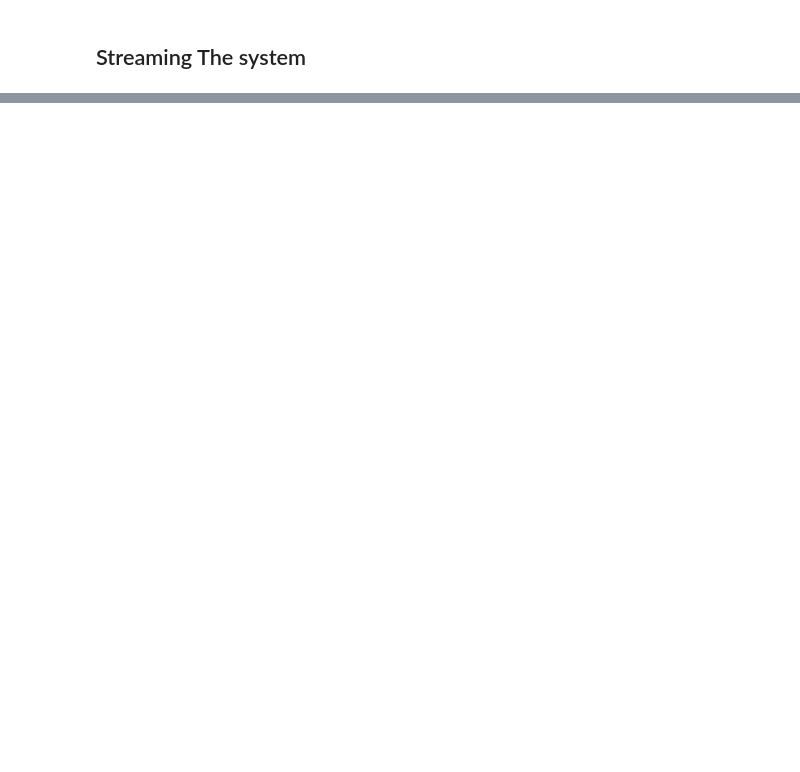
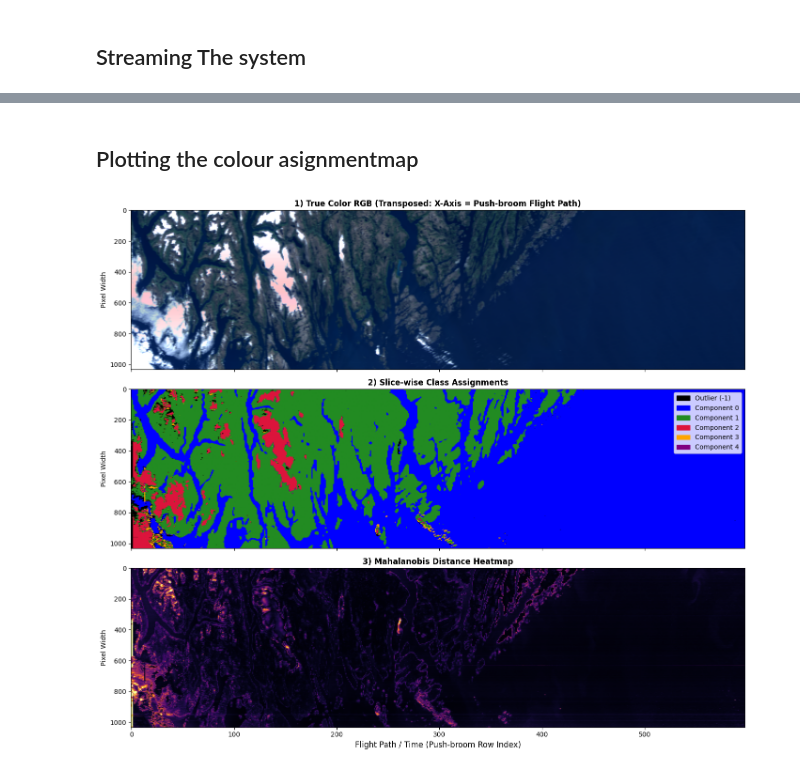
Before and after one commit to TrygveTafjord/OTFP-MFA-Streaming, a Jupyter notebook: testing/interpretability_analysis.ipynb, the cells around one changed output, grey strips where cells are left out. Cells and saved outputs as stored; diff of their text form; code cells hidden in the pictures; blank space fills up the shorter version.

```diff
--- a/testing/interpretability_analysis.ipynb
+++ b/testing/interpretability_analysis.ipynb
@@ -147,7 +163,7 @@ Testing Lines:   598 -> Shape: (598, 1052, 120)
 ## Training the model
 # %%
 # Your original code:
-img_train = trivial_img_train.reshape(-1, trivial_img_train.shape[-1])  # Flatten to (num_pixels, num_bands)
+img_train = img_train.reshape(-1, img_train.shape[-1])  # Flatten to (num_pixels, num_bands)
 img_train = torch.from_numpy(img_train).float().to(device)  # Convert to PyTorch tensor
 
 MFA_OTFP_model=MFA_OTFP(
@@ -165,9 +181,9 @@ NameError: name 'trivial_img_train' is not defined
 ## Streaming The system
 # %%
 
-h, w, d = trivial_img_test.shape
+h, w, d = img_test.shape
 
-print(f"Streaming hyperspectral data (Shape: {trivial_img_test.shape})")
+print(f"Streaming hyperspectral data (Shape: {img_test.shape})")
 
 # --- 2. Initialize 2D Maps for the Plotting ---
 assignment_map = np.zeros((h, w))
@@ -181,7 +197,7 @@ baseline_k = current_k  # Store the baseline K for later comparison
 BLOCK_SIZE = 1
 for t_row in range(0, h, BLOCK_SIZE):
 
-    slice_data = trivial_img_test[t_row : t_row + BLOCK_SIZE, :, :]
+    slice_data = img_test[t_row : t_row + BLOCK_SIZE, :, :]
     batch_flat = slice_data.reshape(-1, d)
     batch_tensor = torch.tensor(batch_flat, dtype=torch.float32).to(device)
 
@@ -210,0 +235,59 @@ print(f"Total New Components Spawned: {final_k - baseline_k}")
+# %% [markdown]
+## Plotting the colour asignmentmap
+# %%
+# Create 3 stacked subplots that share the same X-axis (Time/Flight Path)
+fig, axes = plt.subplots(3, 1, figsize=(14, 12), sharex=True)
+
+# Define Colormap: -1=Black (Outlier), 0=Blue, 1=Green, 2=Red, etc.
+color_list = ['black', 'blue', 'forestgreen', 'crimson', 'orange', 'purple', 'cyan', 'magenta', 'yellow', 'brown']
+# Limit the colormap based on the final number of components
+cmap_classes = ListedColormap(color_list[:final_k+1])
+cmap_classes.set_bad('white', 1.0) # Fallback for NaNs
+
+# --- PRE-COMPUTE RGB IMAGE ---
+# Select 3 bands to represent Red, Green, and Blue
+r_band, g_band, b_band = 70, 50, 30
+rgb_cube = img_test[:, :, [r_band, g_band, b_band]]
+
+# Normalize the RGB image to [0, 1] so matplotlib can display it
+p2, p98 = np.percentile(rgb_cube, (2, 98))
+rgb_normalized = np.clip((rgb_cube - p2) / (p98 - p2 + 1e-8), 0, 1)
+
+# Transpose the spatial dimensions from (Rows, Cols, 3) to (Cols, Rows, 3)
+rgb_transposed = np.swapaxes(rgb_normalized, 0, 1)
+
+# --- Plot 1: Raw Image (Transposed) ---
+ax1 = axes[0]
+ax1.imshow(rgb_transposed, aspect='auto')
+ax1.set_title("1) True Color RGB (Transposed: X-Axis = Push-broom Flight Path)", fontsize=12, fontweight='bold')
+ax1.set_ylabel("Pixel Width")
+
+# --- Plot 2: Class Assignments (Transposed) & Custom Legend ---
+ax2 = axes[1]
+ax2.imshow(assignment_map.T, cmap=cmap_classes, aspect='auto', vmin=-1.5, vmax=final_k-0.5)
+
+# Build custom legend elements
+legend_elements = [patches.Patch(color=color_list[0], label='Outlier (-1)')]
+for k in range(final_k):
+    # Offset by 1 to skip the black outlier color
+    color_idx = (k + 1) % len(color_list)
+    legend_elements.append(patches.Patch(color=color_list[color_idx], label=f'Component {k}'))
+
+# Apply the constructed legend
+ax2.legend(handles=legend_elements, loc="upper right", fontsize=10, ncol=max(1, final_k//3))
+ax2.set_title("2) Slice-wise Class Assignments", fontsize=12, fontweight='bold')
+ax2.set_ylabel("Pixel Width")
+
+# --- Plot 3: Mahalanobis Distance Heatmap (Transposed) ---
+ax3 = axes[2]
+vmax_heat = MFA_OTFP_model.chi2_threshold * 2
+im3 = ax3.imshow(mahalanobis_map.T, cmap='inferno', aspect='auto', vmin=0, vmax=vmax_heat)
+
+ax3.set_title("3) Mahalanobis Distance Heatmap", fontsize=12, fontweight='bold')
+ax3.set_xlabel("Flight Path / Time (Push-broom Row Index)", fontsize=12)
+ax3.set_ylabel("Pixel Width")
+
+plt.tight_layout()
+plt.show()
+# %% [output]
+[figure, added]
```
Also changed, not shown: parts of 7 cells of this notebook, 1 other file.
